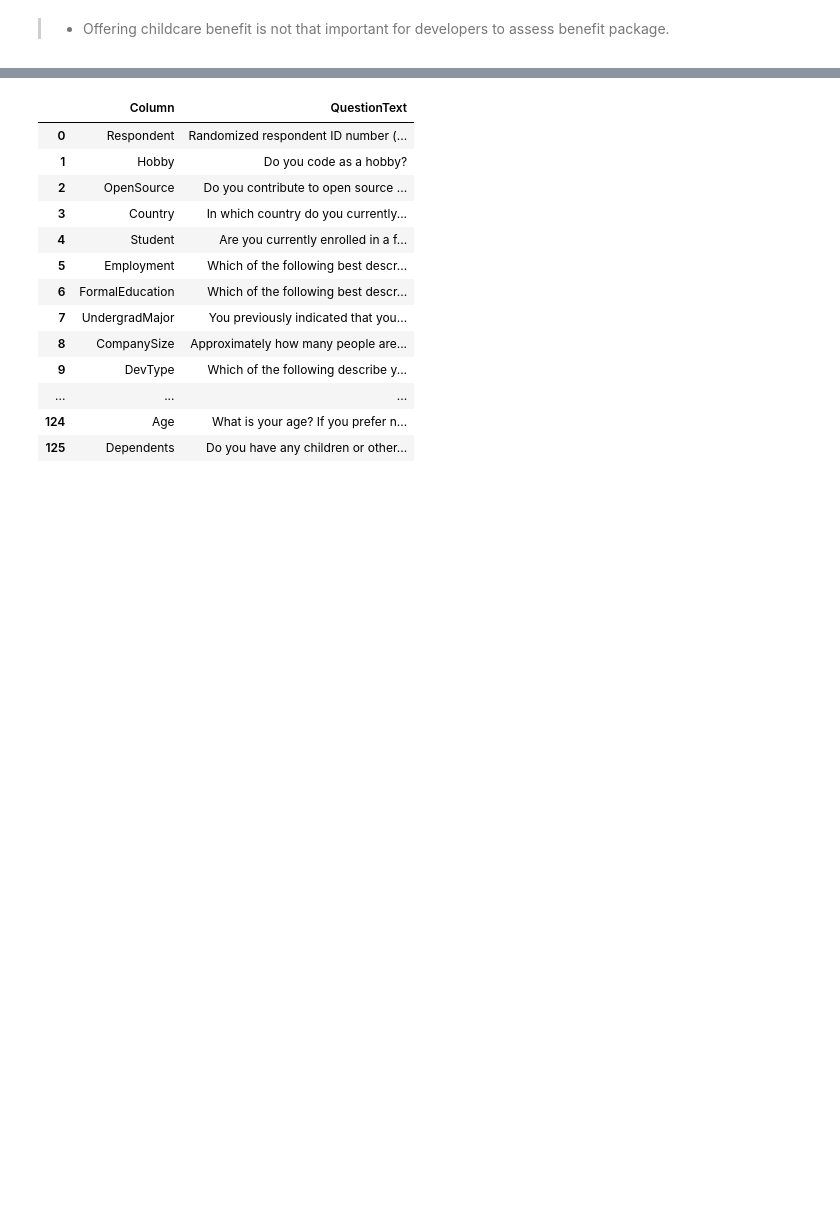
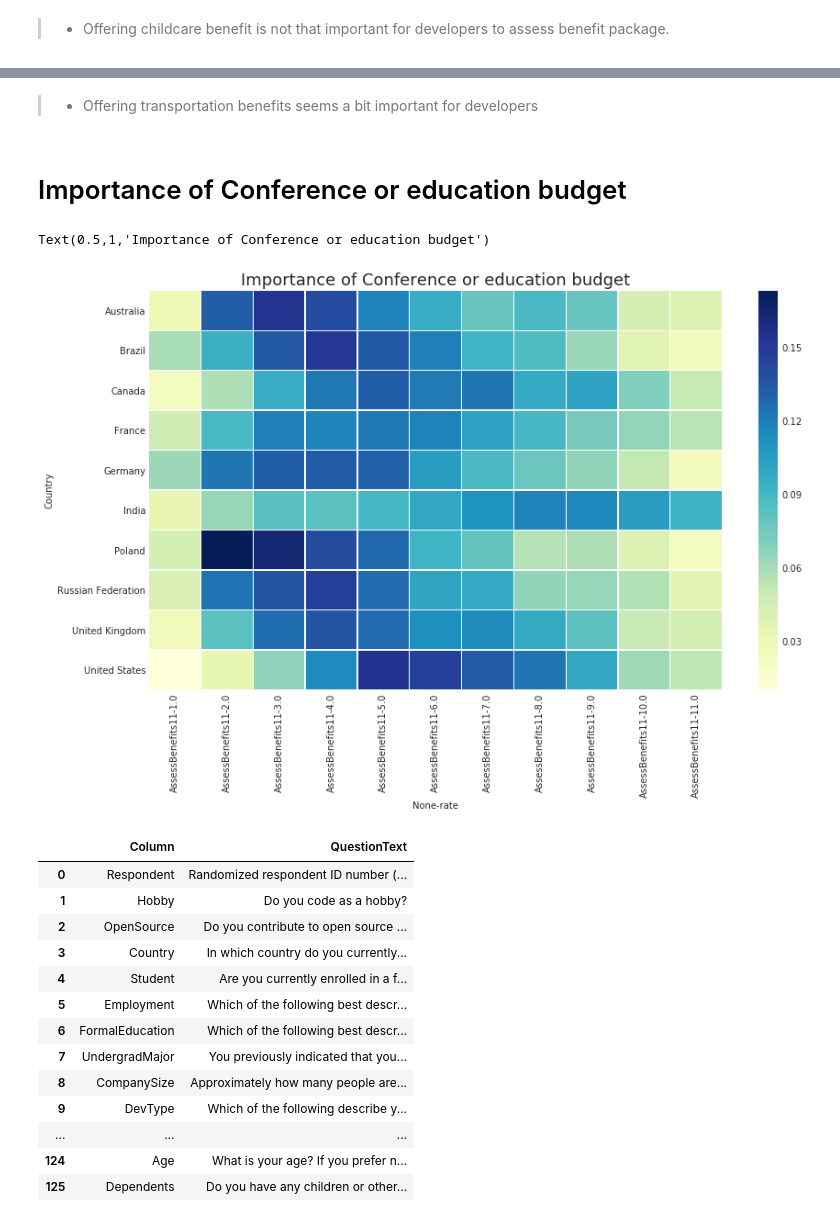
Before and after one commit to djaballah/Stack-Overflow-2018-Developer-Survey-Analysis, a Jupyter notebook: Simple Eda.ipynb, the cells around one changed output, grey strips where cells are left out. Cells and saved outputs as stored; diff of their text form; code cells hidden in the pictures; blank space fills up the shorter version.

```diff
--- a/Simple Eda.ipynb
+++ b/Simple Eda.ipynb
@@ -459,3 +467,13 @@ Text(0.5,1,'Importance of Computer/office equipment allowance')
+# %% [markdown]
+> * Offering transportation benefits seems a bit important for developers
+# %% [markdown]
+# Importance of Conference or education budget
+# %%
+plot_heatmap(top10_df, 'AssessBenefits11')
+plt.title('Importance of Conference or education budget', fontsize=18)
+# %% [output]
+Text(0.5,1,'Importance of Conference or education budget')
+[figure, added]
 # %%
 pd.options.display.max_rows = 999
 schema
```
Also changed, not shown: parts of 2 cells of this notebook.
